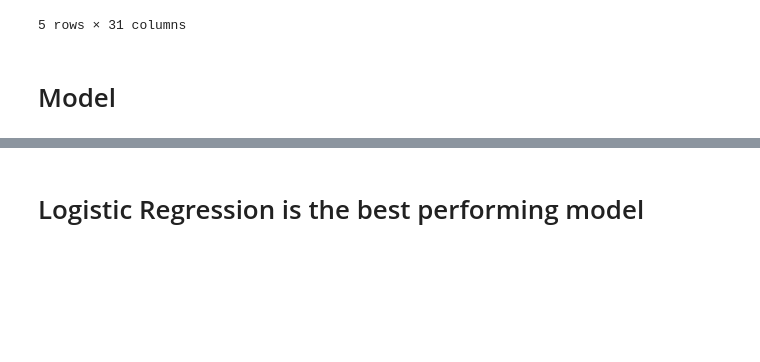
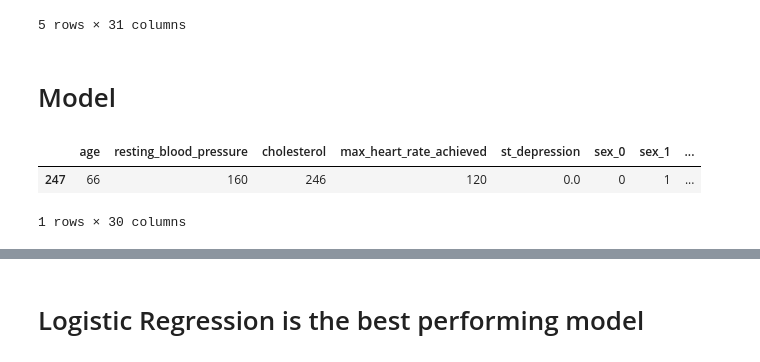
Before and after one commit to tanviwagle/Healthcare-app, a Jupyter notebook: Notebooks/Heart Disease.ipynb, the cells around one changed output, grey strips where cells are left out. Cells and saved outputs as stored; diff of their text form; code cells hidden in the pictures; blank space fills up the shorter version.

```diff
--- a/Notebooks/Heart Disease.ipynb
+++ b/Notebooks/Heart Disease.ipynb
@@ -287,0 +275,6 @@ X_train, X_test, y_train, y_test = train_test_split(X, y, test_size = 0.3, rando
+# %%
+X_test.sample()
+# %% [output]
+|  | age | resting_blood_pressure | cholesterol | max_heart_rate_achieved | st_depression | sex_0 | sex_1 | ... |
+| 247 | 66 | 160 | 246 | 120 | 0.0 | 0 | 1 | ... |
+1 rows × 30 columns
```
Also changed, not shown: parts of 10 cells of this notebook, 3 other files.
